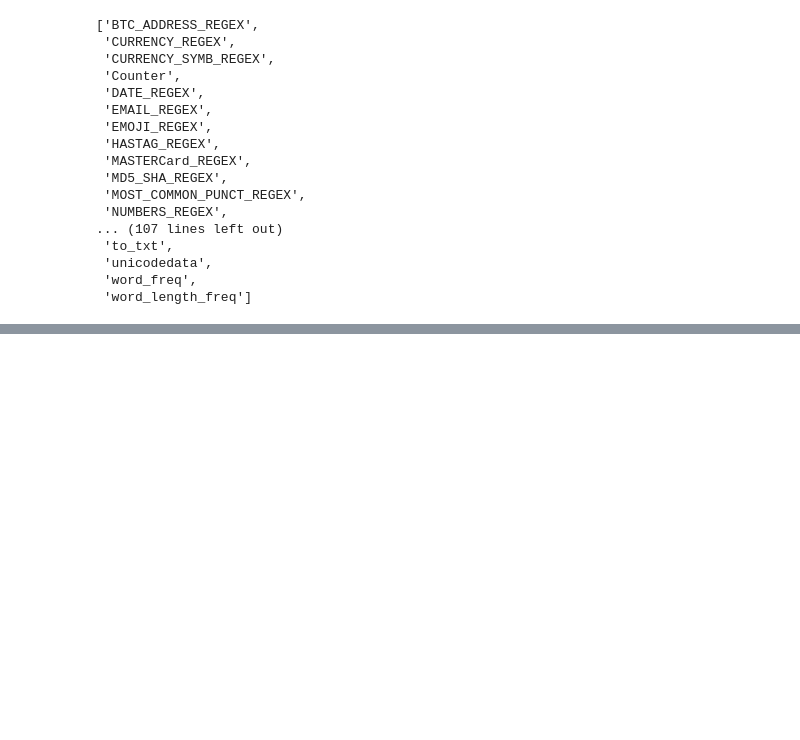
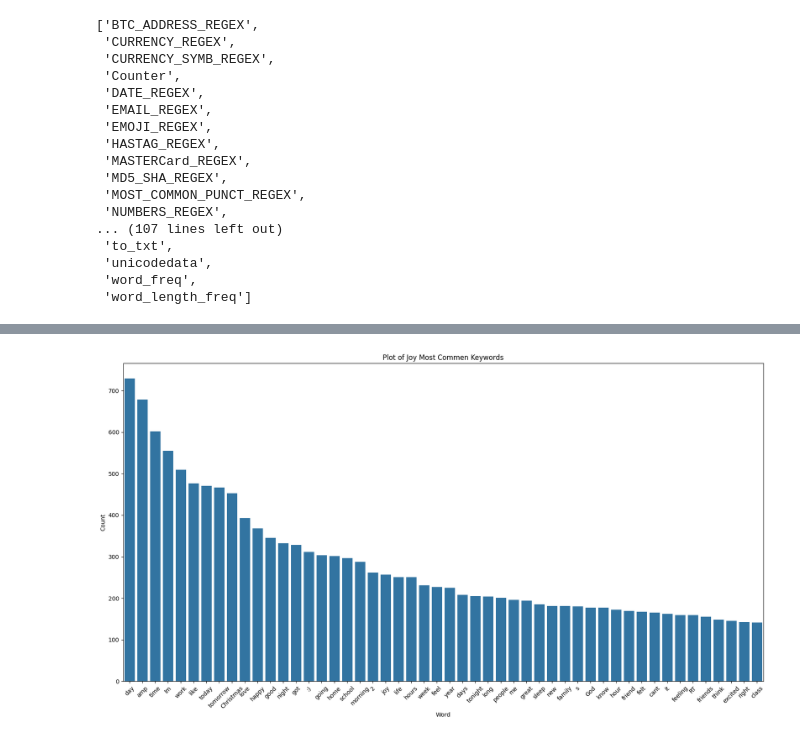
Before and after one commit to yonas-baysasaw/Emotion-Detection-of-Text, a Jupyter notebook: Emotion Detection of Text.ipynb, the cells around one changed output, grey strips where cells are left out. Drawn from its saved outputs; the diff is of its cells as text; code cells hidden in the pictures; blank space fills up the shorter version.

Commit message:
Emotion detection

```diff
--- a/Emotion Detection of Text.ipynb
+++ b/Emotion Detection of Text.ipynb
@@ -142,0 +171,5 @@ df[clean_Text] = df
+# %%
+joy_list = df[df['Emotion'] == 'joy']['Clean_Text'].tolist()
+# %%
+# Joy document
+joy_docx = ' '.join(joy_list)
@@ -142,0 +180,2 @@ df[clean_Text] = df
+# %%
+keyword_joy = extract_keywords(joy_docx)
@@ -142,0 +202,12 @@ df[clean_Text] = df
+# %%
+def plot_most_common_words(mydict, emotion_name):
+    df_01 = pd.DataFrame(mydict.items(), columns=['Word', 'Count'])
+    plt.figure(figsize=(20, 10))
+    plt.title("Plot of {} Most Commen Keywords".format(emotion_name))
+    sns.barplot(x='Word', y='Count', data=df_01)
+    plt.xticks(rotation=45)
+    plt.show()
+# %%
+plot_most_common_words(keyword_joy, 'Joy')
+# %% [output]
+[figure, added]
```
Also changed, not shown: parts of 49 cells of this notebook, 1 other file.
